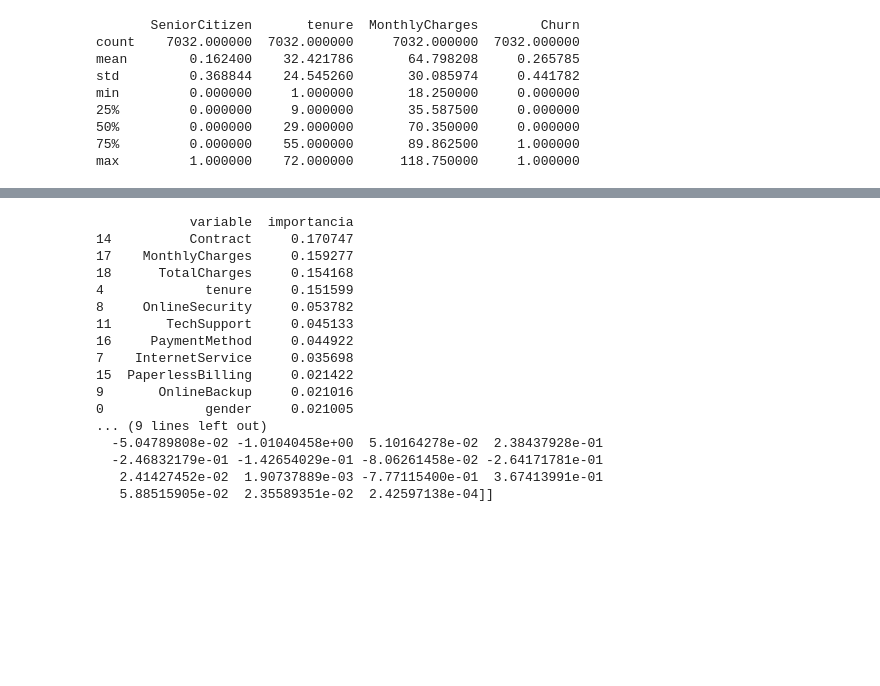
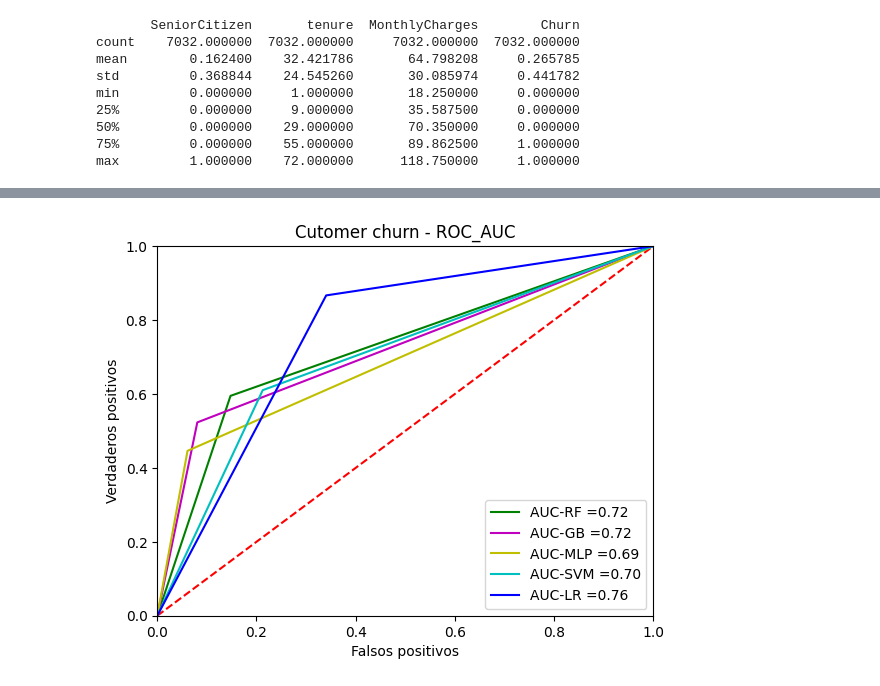
Before and after one commit to angel7005/ia, a Jupyter notebook: ns-4 - comparacion.ipynb, the cells around one changed output, grey strips where cells are left out. Cells and saved outputs as stored; diff of their text form; code cells hidden in the pictures; blank space fills up the shorter version.

```diff
--- a/ns-4 - comparacion.ipynb
+++ b/ns-4 - comparacion.ipynb
@@ -149,25 +148,39 @@ plt.show()
 # %%
-#Imprimir variables mas relevante en la clasificacion
-importances = rf.feature_importances_
-df_importance = pd.DataFrame({'variable': X_train.columns, 'importancia': importances})
-df_importance = df_importance.sort_values('importancia', ascending=False)
-print(df_importance.head(20))
-print(lr.coef_)
+#Calcular la curba ROC
+fpr_rf, tpr_rf, thresholds_rf = roc_curve(y_test, rf_predictions)
+roc_auc_rf = auc(fpr_rf,tpr_rf)
+
+fpr_gb, tpr_gb, thresholds_gb = roc_curve(y_test, gb_predictions)
+roc_auc_gb = auc(fpr_gb,tpr_gb)
+
+fpr_mlp, tpr_mlp, thresholds_mlp = roc_curve(y_test, mlp_predictions)
+roc_auc_mlp = auc(fpr_mlp,tpr_mlp)
+
+fpr_svm, tpr_svm, thresholds_svm = roc_curve(y_test, svm_predictions)
+roc_auc_svm = auc(fpr_svm,tpr_svm)
+
+fpr_lr, tpr_lr, thresholds_lr = roc_curve(y_test, lr_predictions)
+roc_auc_lr = auc(fpr_lr,tpr_lr)
-# %% [output]
-            variable  importancia
-14          Contract     0.170747
-17    MonthlyCharges     0.159277
-18      TotalCharges     0.154168
-4             tenure     0.151599
-8     OnlineSecurity     0.053782
-11       TechSupport     0.045133
-16     PaymentMethod     0.044922
-7    InternetService     0.035698
-15  PaperlessBilling     0.021422
-9       OnlineBackup     0.021016
-0             gender     0.021005
-... (9 lines left out)
-  -5.04789808e-02 -1.01040458e+00  5.10164278e-02  2.38437928e-01
-  -2.46832179e-01 -1.42654029e-01 -8.06261458e-02 -2.64171781e-01
-   2.41427452e-02  1.90737889e-03 -7.77115400e-01  3.67413991e-01
-   5.88515905e-02  2.35589351e-02  2.42597138e-04]]
+# %%
+# Plotear grafico
+
+figura = plt.figure()
+plt.title('Cutomer churn - ROC_AUC')
+
+plt.plot([0,1], [0,1],'r--')
+plt.xlim([0.0, 1.0])
+plt.ylim([0.0, 1.0])
+
+plt.ylabel('Verdaderos positivos')
+plt.xlabel('Falsos positivos')
+
+plt.plot(fpr_rf,tpr_rf,'g', label='AUC-RF =%0.2f' % roc_auc_rf)
+plt.plot(fpr_gb,tpr_gb,'m', label='AUC-GB =%0.2f' % roc_auc_gb)
+plt.plot(fpr_mlp,tpr_mlp,'y', label='AUC-MLP =%0.2f' % roc_auc_mlp)
+plt.plot(fpr_svm,tpr_svm,'c', label='AUC-SVM =%0.2f' % roc_auc_svm)
+plt.plot(fpr_lr,tpr_lr,'b', label='AUC-LR =%0.2f' % roc_auc_lr)
+
+plt.legend(loc='lower right')
+disp1 = plt.show()
+# %% [output]
+[figure, added]
```
Also changed, not shown: parts of 12 cells of this notebook, 1 other file.
